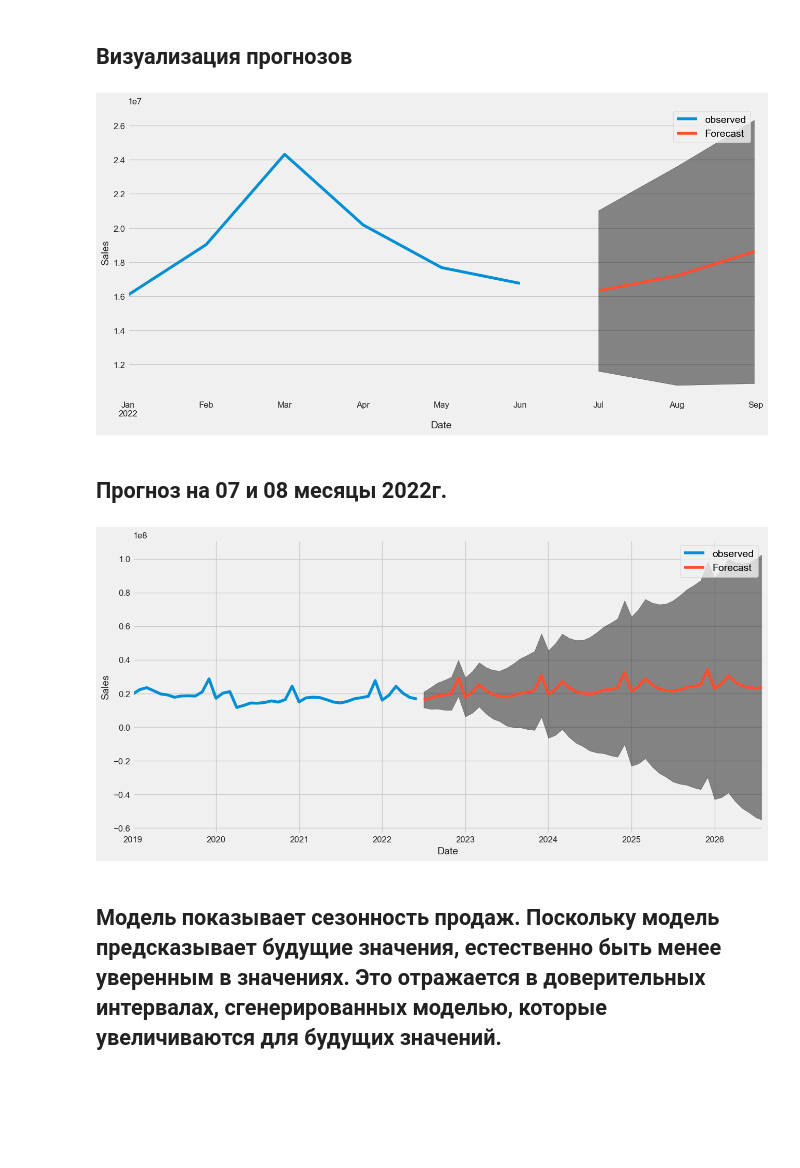
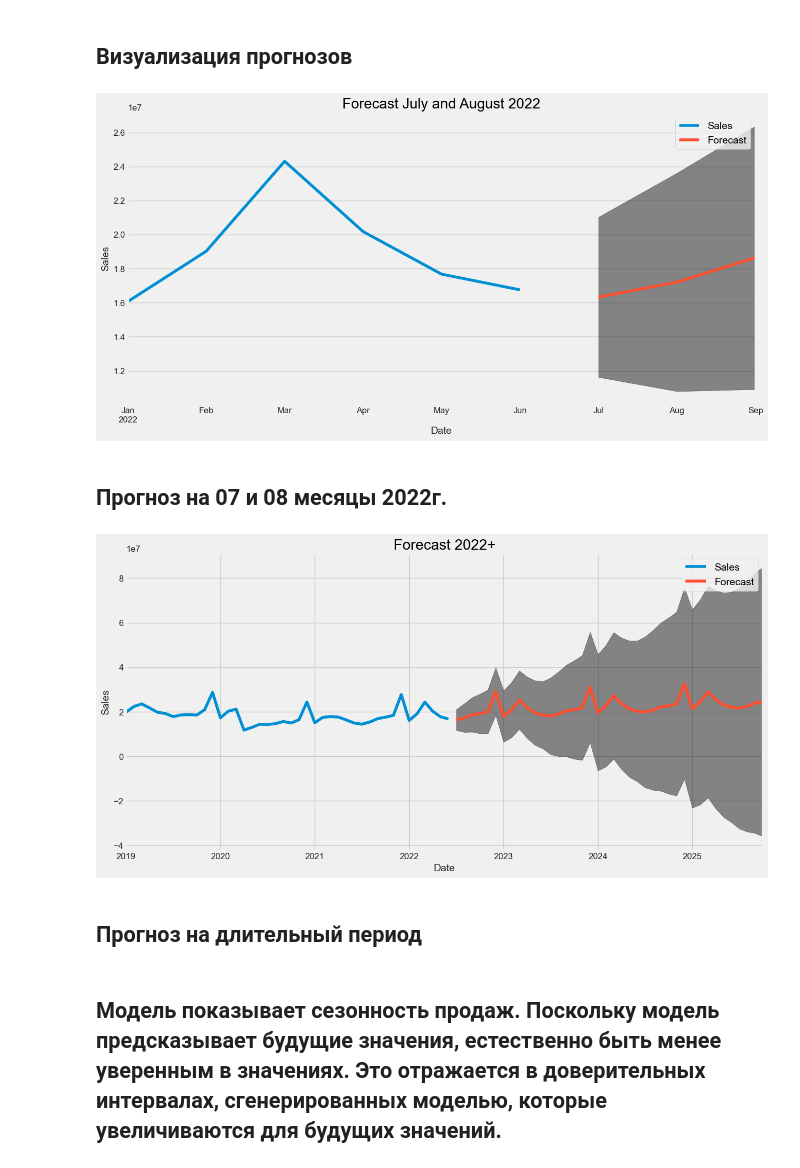
Before and after one commit to OriginalModo/FORECAST_TESTT, a Jupyter notebook: Retail_Forecast.ipynb, the cells around one changed output. Cells and saved outputs as stored; diff of their text form; code cells hidden in the pictures; blank space fills up the shorter version.

Commit message:
Новый прогноз ARIMA+SARIMA+

```diff
--- a/Retail_Forecast.ipynb
+++ b/Retail_Forecast.ipynb
@@ -194,7 +194,7 @@ ARIMA (1, 1, 1) x (1, 1, 1, 12) 12 - AIC:485.4953646874128
 # %%
 mod = sm.tsa.statespace.SARIMAX(y,
                                 order=(1, 1, 1),
-                                seasonal_order=(1, 1, 0, 12),
+                                seasonal_order=(1, 1, 1, 12),
                                 enforce_invertibility=False)
 
 results = mod.fit()
@@ -283,7 +284,7 @@ pred_ci = pred_uc.conf_int()
 
 
 
-ax = y['2022'].plot(label='observed', figsize=(14, 7))
+ax = y['2022'].plot(label='Sales', figsize=(14, 7), title='Forecast July and August 2022')
 pred_uc.predicted_mean.plot(ax=ax, label='Forecast')
 ax.fill_between(pred_ci.index,
                 pred_ci.iloc[:, 0],
@@ -294,24 +295,26 @@ ax.set_ylabel('Sales')
 plt.legend()
 plt.show()
 # %% [output]
-[figure, old version]
+[figure, new version]
 # %% [markdown]
 ## Прогноз на 07 и 08 месяцы 2022г.
 # %%
-pred_uc = results.get_forecast(steps=50)
+pred_uc = results.get_forecast(steps=40)
 pred_ci = pred_uc.conf_int()
 
-ax = y.plot(label='observed', figsize=(14, 7))
+ax = y.plot(label='Sales', figsize=(14, 7), title='Forecast 2022+')
 pred_uc.predicted_mean.plot(ax=ax, label='Forecast')
 ax.fill_between(pred_ci.index,
                 pred_ci.iloc[:, 0],
                 pred_ci.iloc[:, 1], color='k', alpha=.45)
 ax.set_xlabel('Date')
 ax.set_ylabel('Sales')
 
 plt.legend()
 plt.show()
 # %% [output]
-[figure, old version]
+[figure, new version]
+# %% [markdown]
+## Прогноз на длительный период
 # %% [markdown]
 ## Модель показывает сезонность продаж. Поскольку модель предсказывает будущие значения, естественно быть менее уверенным в значениях. Это отражается в доверительных интервалах, сгенерированных моделью, которые увеличиваются для будущих значений.
```
Also changed, not shown: parts of 7 cells of this notebook.
